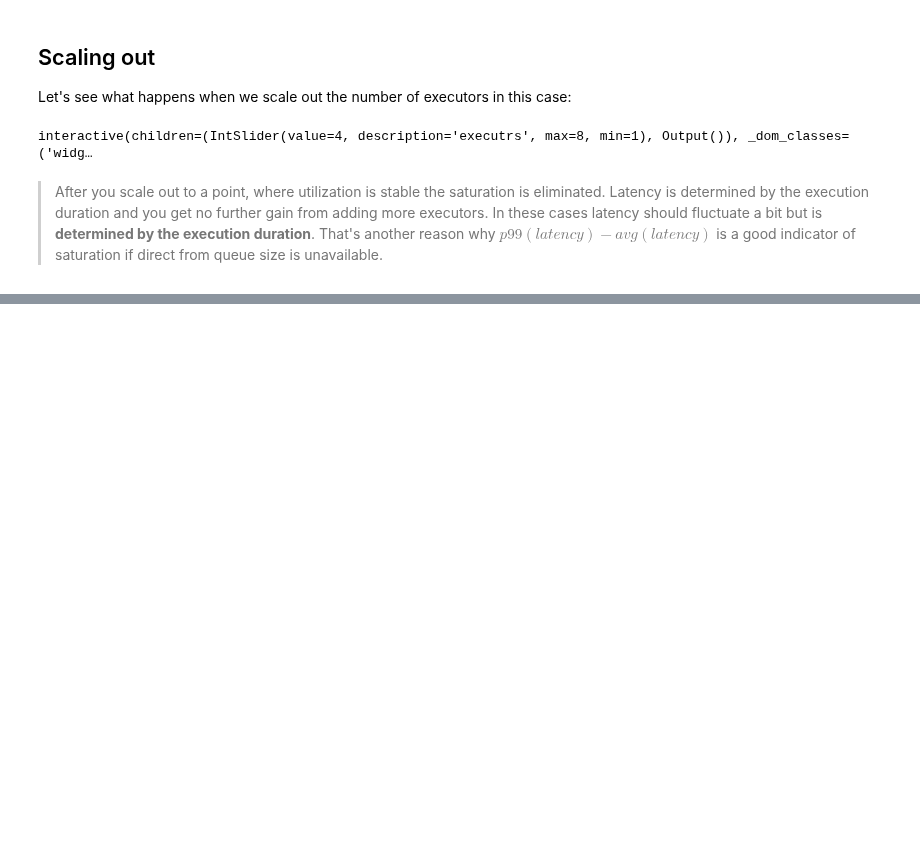
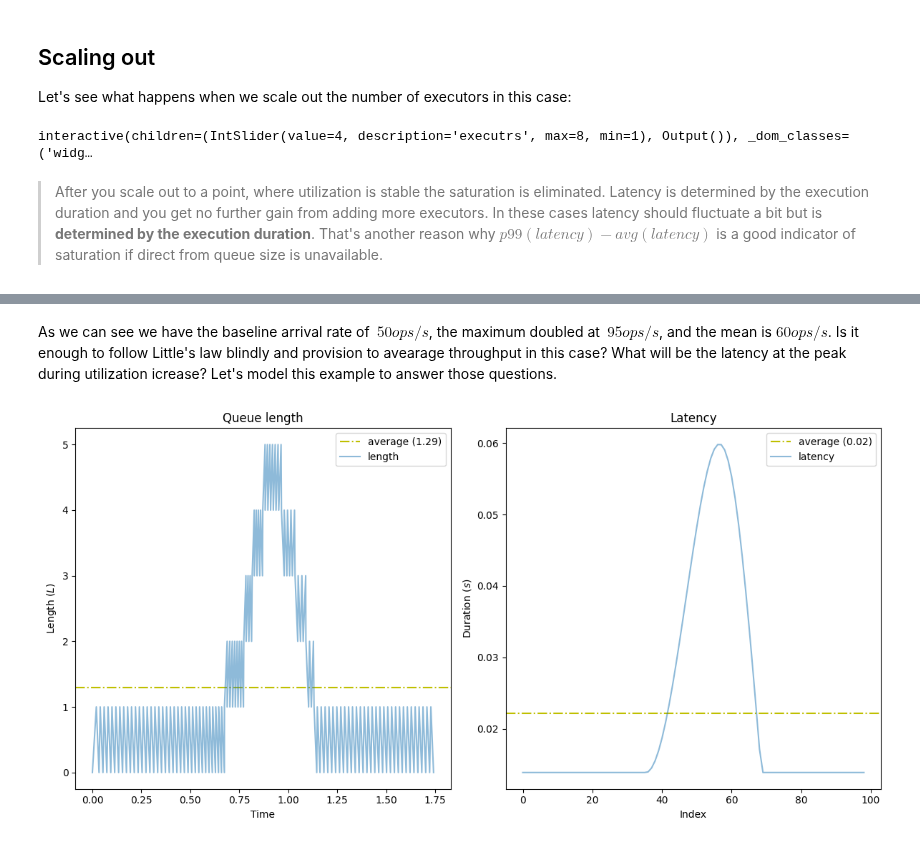
Before and after one commit to gitaroktato/queue-model-in-python, a Jupyter notebook: Article.ipynb, the cells around one changed output, grey strips where cells are left out. Drawn from its saved outputs; the diff is of its cells as text; code cells hidden in the pictures; blank space fills up the shorter version.

```diff
--- a/Article.ipynb
+++ b/Article.ipynb
@@ -221,0 +211,28 @@ It's important to clarify that Little's law mentions _averages_. It also states
+# %% [markdown]
+As we can see we have the baseline arrival rate of $~50ops/s$, the maximum doubled at $~95ops/s$, and the mean is $60ops/s$. Is it enough to follow Little's law blindly and provision to avearage throughput in this case? What will be the latency at the peak during utilization icrease? Let's model this example to answer those questions.
+# %%
+# Have a bit faster throughput, than arrival rate.
+THROUGHPUT_MULTIPLIER = 1.2
+service_rate = arrival_rate.mean() * THROUGHPUT_MULTIPLIER
+service_intervals = np.full(shape=len(arrival_rate), dtype=float, fill_value=1 / service_rate)
+queue = Queue(1 / arrival_rate, service_intervals, executors=1)
+queue.process()
+
+fig, (queue_length_time, wait_times) = plt.subplots(1, 2)
+
+queue_length_time.set_title("Queue length")
+queue_length_time.set(xlabel='Time', ylabel=r'Length ($L$)')
+queue_length_time.axhline(y=queue.length.mean(), color='y', linestyle='-.', label=f'average ({queue.length.mean():.2f})')
+queue_length_time.plot(*zip(*queue.length_with_timestamps), alpha=0.5, label='length')
+queue_length_time.legend()
+
+wait_times.set_title("Latency")
+wait_times.set(xlabel='Index', ylabel=r'Duration ($s$)')
+wait_times.axhline(y=queue.wait_times.mean(), color='y', linestyle='-.', label=f'average ({queue.wait_times.mean():.2f})')
+wait_times.plot(queue.wait_times, alpha=0.5, label='latency')
+wait_times.legend()
+
+fig.tight_layout()
+plt.show()
+# %% [output]
+[figure, added]
```
Also changed, not shown: parts of 9 cells of this notebook, 2 other files.
